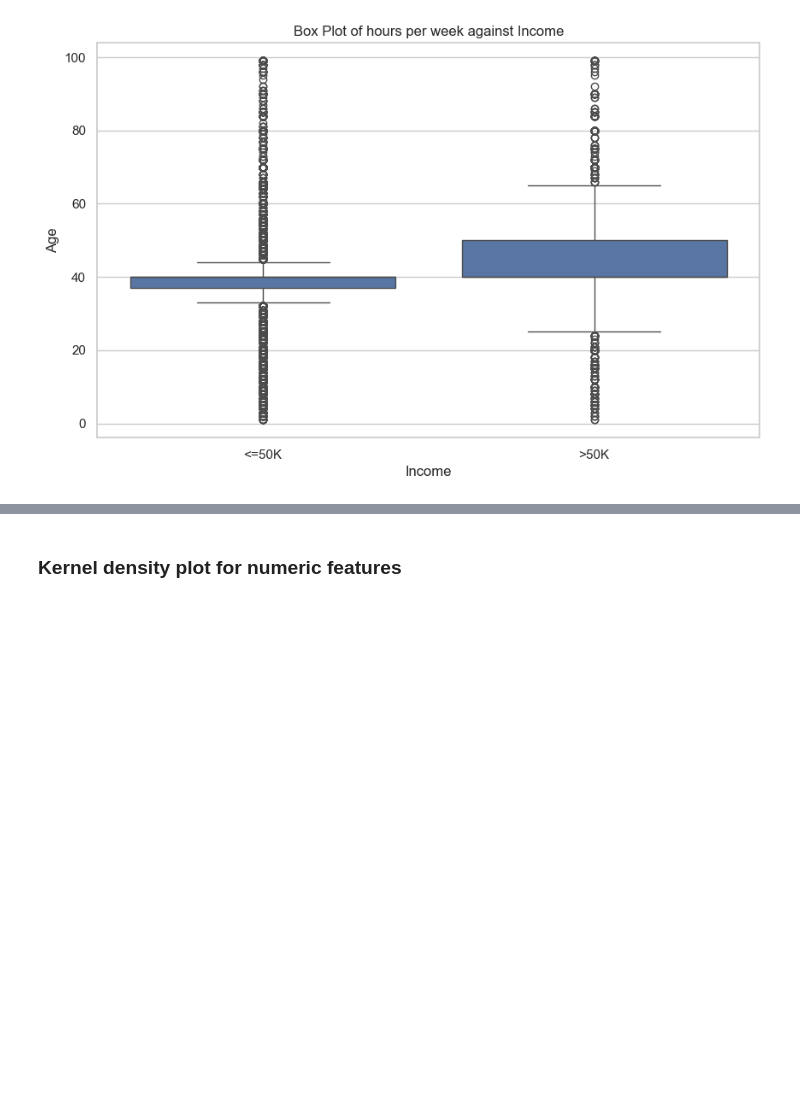
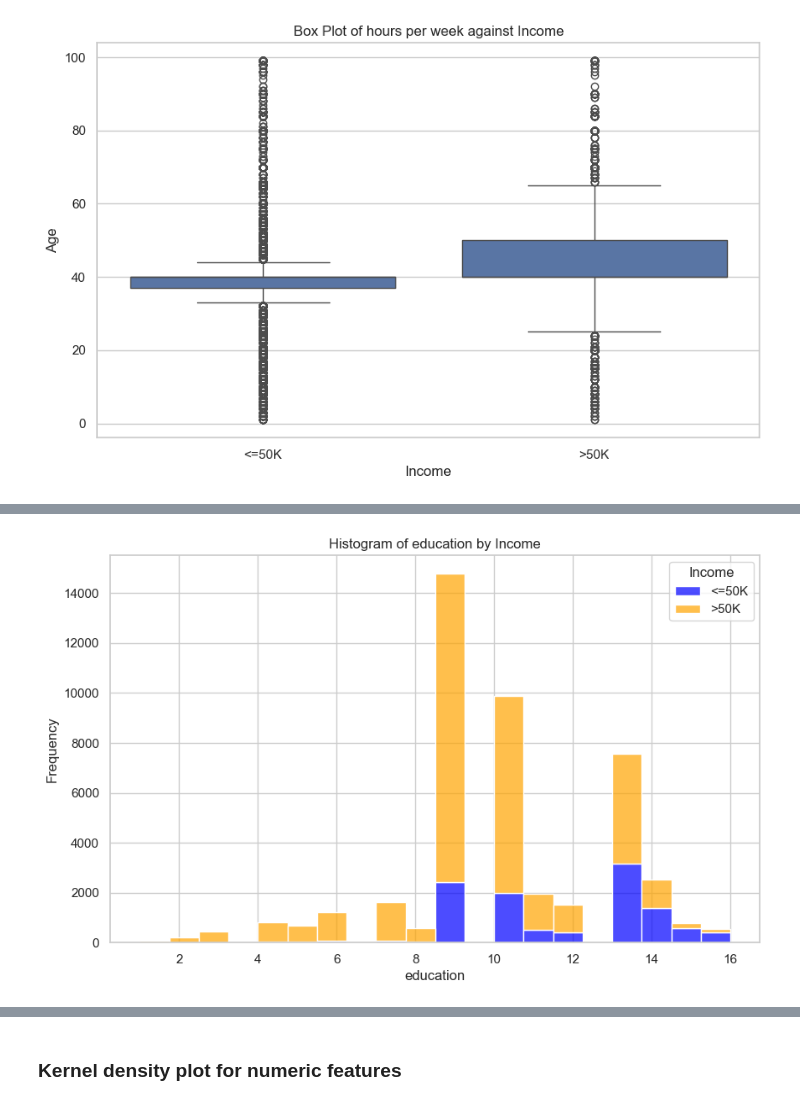
Before and after one commit to nikoyasam/MachineLearningCW, a Jupyter notebook: machine learninng/naive bayes.ipynb, the cells around one changed output, grey strips where cells are left out. Saved outputs shown, nothing was run; the diff lists cells and outputs as text; code cells hidden in the pictures; blank space fills up the shorter version.

```diff
--- a/machine learninng/naive bayes.ipynb
+++ b/machine learninng/naive bayes.ipynb
@@ -261,0 +307,21 @@ plt.show()
+# %%
+import seaborn as sns
+import matplotlib.pyplot as plt
+
+# Set the style of the plots
+sns.set(style="whitegrid")
+
+# Define colors for income groups
+under50K_color = 'orange'
+over50K_color = 'blue'
+
+# Plot histogram for 'Age' column by income group
+plt.figure(figsize=(10, 6))
+sns.histplot(data=no_null_df2, x='education-num', hue='income', bins=20, palette={'>50K': over50K_color, '<=50K': under50K_color}, alpha=0.7, multiple='stack')
+plt.title('Histogram of education by Income')
+plt.xlabel('education')
+plt.ylabel('Frequency')
+plt.legend(title='Income', labels=['<=50K', '>50K'])
+plt.show()
+# %% [output]
+[figure, added]
```
Also changed, not shown: parts of 6 cells of this notebook, 1 other file.
